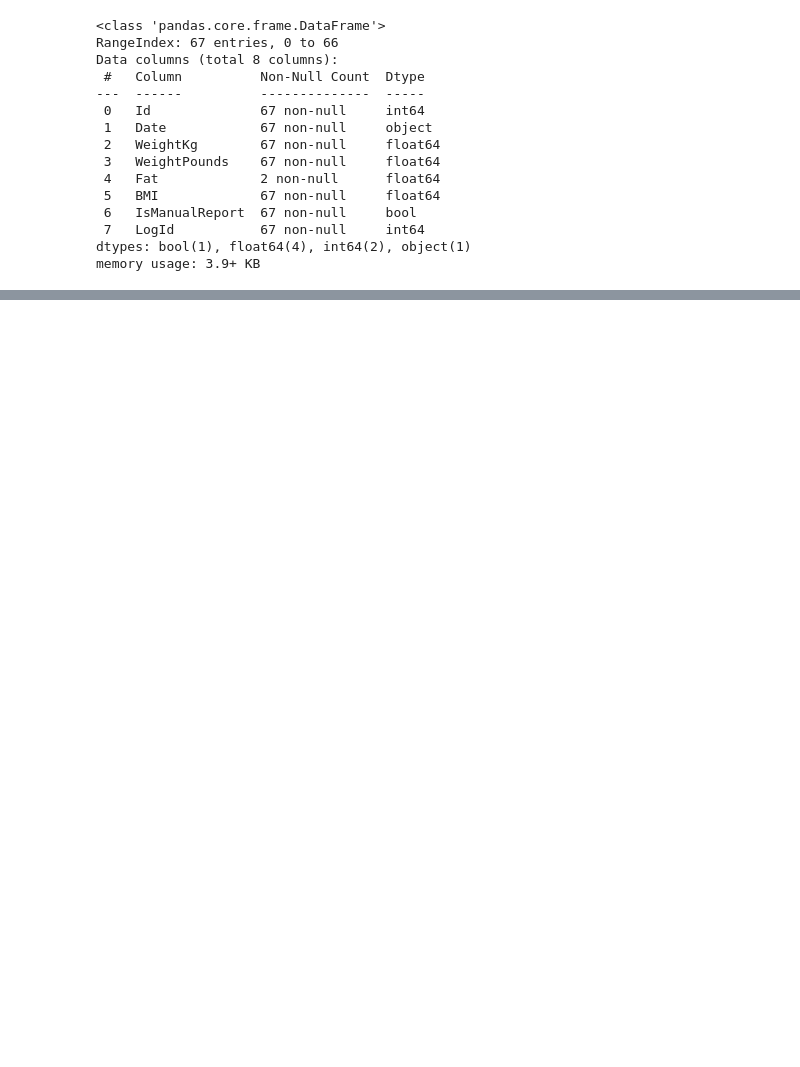
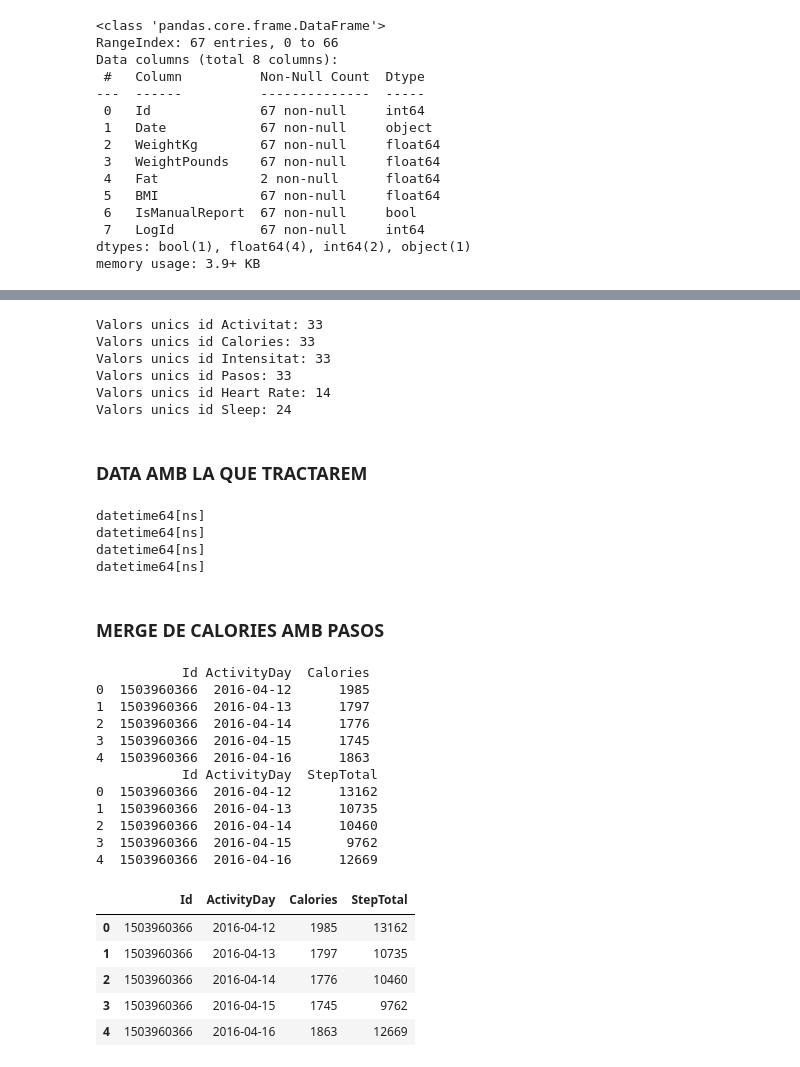
Before and after one commit to RogerDuran808/AI-Health-Assistant, a Jupyter notebook: Machine-Learning/FITBIT_Fitness_Tracker.ipynb, the cells around one changed output, grey strips where cells are left out. Cells and saved outputs as stored; diff of their text form; code cells hidden in the pictures; blank space fills up the shorter version.

```diff
--- a/Machine-Learning/FITBIT_Fitness_Tracker.ipynb
+++ b/Machine-Learning/FITBIT_Fitness_Tracker.ipynb
@@ -210,0 +283,17 @@ memory usage: 3.9+ KB
+# %%
+# valors unics id
+print('Valors unics id Activitat:', df_activitat['Id'].nunique())
+print('Valors unics id Calories:', df_calories['Id'].nunique())
+print('Valors unics id Intensitat:', df_intensitat['Id'].nunique())
+print('Valors unics id Pasos:', df_pasos['Id'].nunique())
+print('Valors unics id Heart Rate:', df_heart_rate['Id'].nunique())
+print('Valors unics id Sleep:', df_sleep['Id'].nunique())
+# %% [output]
+Valors unics id Activitat: 33
+Valors unics id Calories: 33
+Valors unics id Intensitat: 33
+Valors unics id Pasos: 33
+Valors unics id Heart Rate: 14
+Valors unics id Sleep: 24
+# %% [markdown]
+### DATA AMB LA QUE TRACTAREM
@@ -210,0 +306,39 @@ memory usage: 3.9+ KB
+# %%
+# datatype
+print(df_activitat['ActivityDate'].dtypes)
+print(df_pasos['ActivityDay'].dtypes)
+print(df_calories['ActivityDay'].dtypes)
+print(df_sleep['SleepDay'].dtypes)
+# %% [output]
+datetime64[ns]
+datetime64[ns]
+datetime64[ns]
+datetime64[ns]
+# %% [markdown]
+### MERGE DE CALORIES AMB PASOS
+# %%
+print(df_calories.head())
+print(df_pasos.head())
+
+merge_calories_pasos = pd.merge(df_calories, df_pasos, on=['Id', 'ActivityDay'], how='inner')
+
+display(merge_calories_pasos.head())
+# %% [output]
+           Id ActivityDay  Calories
+0  1503960366  2016-04-12      1985
+1  1503960366  2016-04-13      1797
+2  1503960366  2016-04-14      1776
+3  1503960366  2016-04-15      1745
+4  1503960366  2016-04-16      1863
+           Id ActivityDay  StepTotal
+0  1503960366  2016-04-12      13162
+1  1503960366  2016-04-13      10735
+2  1503960366  2016-04-14      10460
+3  1503960366  2016-04-15       9762
+4  1503960366  2016-04-16      12669
+|  | Id | ActivityDay | Calories | StepTotal |
+| 0 | 1503960366 | 2016-04-12 | 1985 | 13162 |
+| 1 | 1503960366 | 2016-04-13 | 1797 | 10735 |
+| 2 | 1503960366 | 2016-04-14 | 1776 | 10460 |
+| 3 | 1503960366 | 2016-04-15 | 1745 | 9762 |
+| 4 | 1503960366 | 2016-04-16 | 1863 | 12669 |
```
Also changed, not shown: parts of 20 cells of this notebook, 32 other files.
